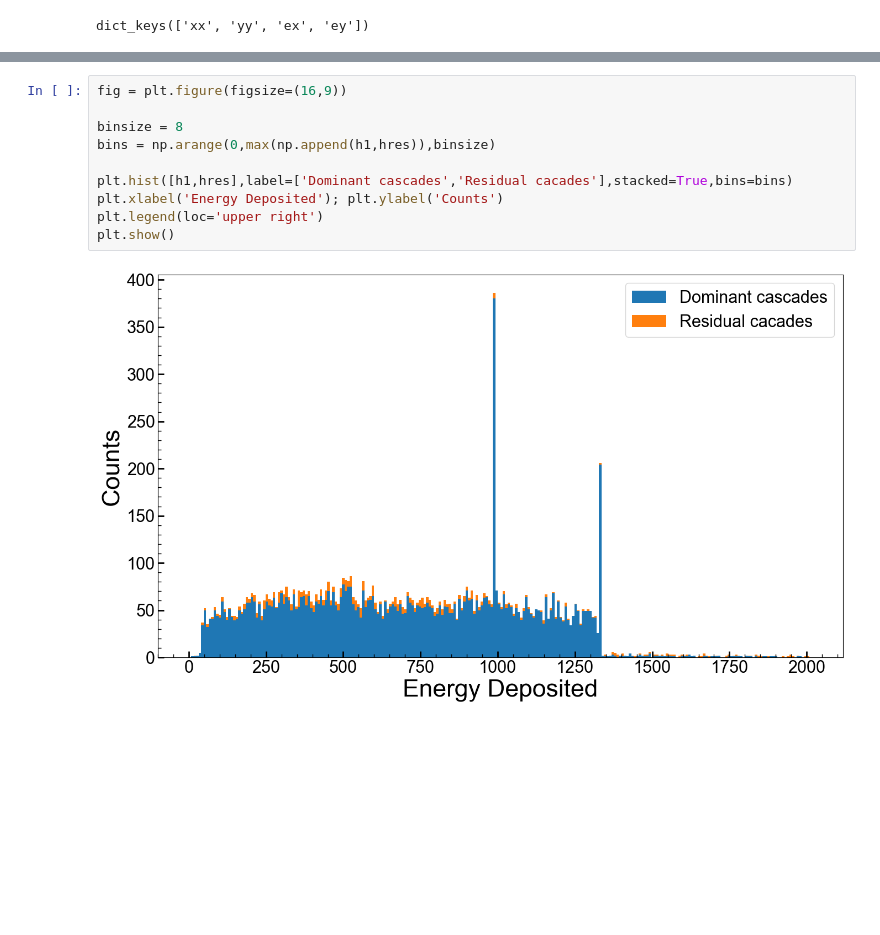
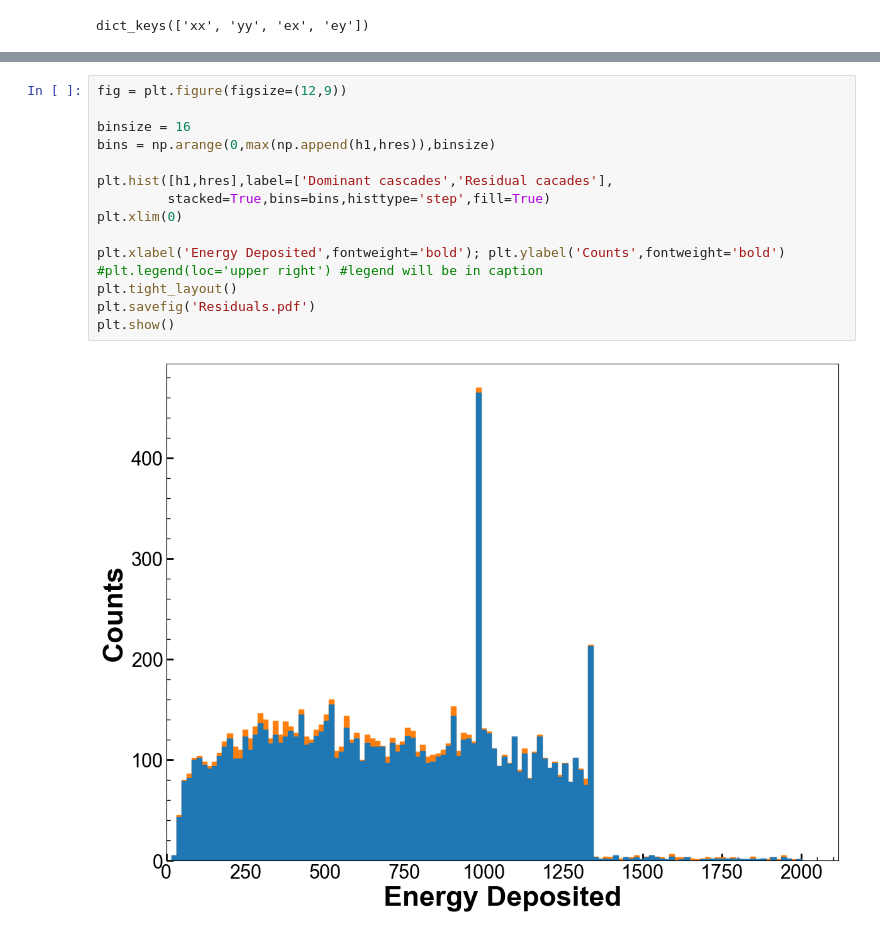
Before and after one commit to villano-lab/nrCascadeSim, a Jupyter notebook: example-usecase/Residuals.ipynb, the cells around one changed output, grey strips where cells are left out. Drawn from its saved outputs; the diff is of its cells as text; blank space fills up the shorter version.

```diff
--- a/example-usecase/Residuals.ipynb
+++ b/example-usecase/Residuals.ipynb
@@ -42,15 +38,20 @@ Done generating flat arrays.
 # %%
-fig = plt.figure(figsize=(16,9))
+fig = plt.figure(figsize=(12,9))
 
-binsize = 8
+binsize = 16
 bins = np.arange(0,max(np.append(h1,hres)),binsize)
 
-plt.hist([h1,hres],label=['Dominant cascades','Residual cacades'],stacked=True,bins=bins)
-plt.xlabel('Energy Deposited'); plt.ylabel('Counts')
-plt.legend(loc='upper right')
+plt.hist([h1,hres],label=['Dominant cascades','Residual cacades'],
+         stacked=True,bins=bins,histtype='step',fill=True)
+plt.xlim(0)
+
+plt.xlabel('Energy Deposited',fontweight='bold'); plt.ylabel('Counts',fontweight='bold')
+#plt.legend(loc='upper right') #legend will be in caption
+plt.tight_layout()
+plt.savefig('Residuals.pdf')
 plt.show()
 # %% [output]
-[figure, old version]
+[figure, new version]
 # %%
 print(len(h1)/(len(hres)+len(h1)))
 # %% [output]
```
Also changed, not shown: parts of 2 cells of this notebook, 2 other files.
